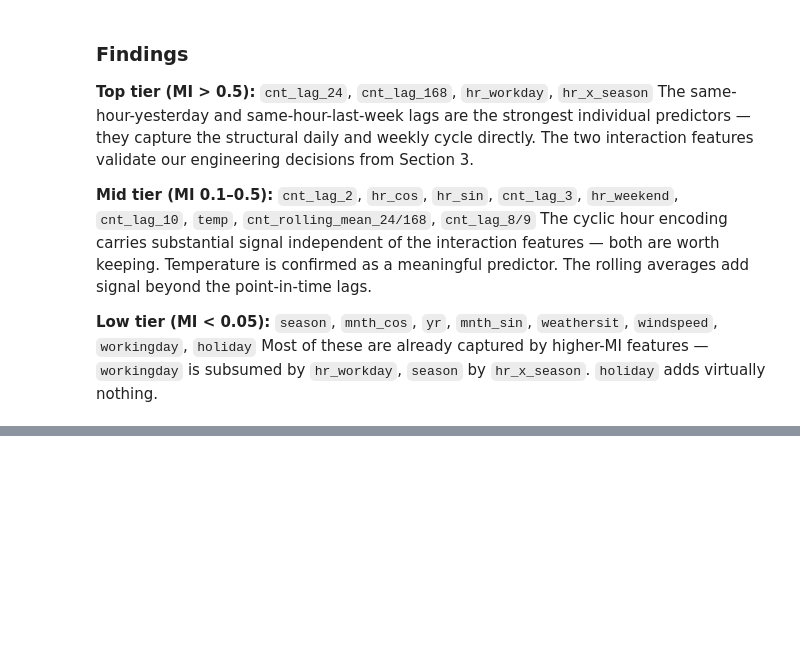
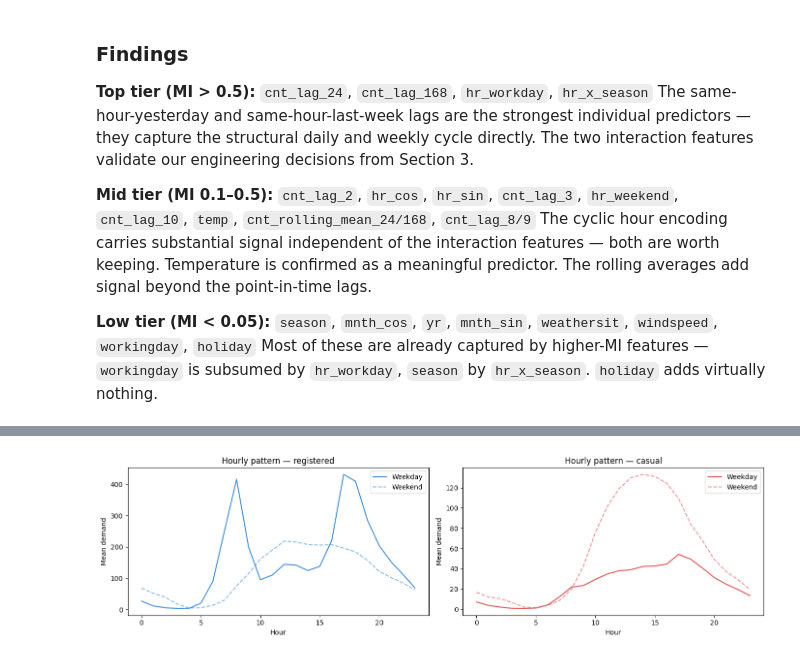
Before and after one commit to robertogarces/bike-sharing-forecast, a Jupyter notebook: notebooks/02_feature_engineering_and_baseline.ipynb, the cells around one changed output, grey strips where cells are left out. Cells and saved outputs as stored; diff of their text form; code cells hidden in the pictures; blank space fills up the shorter version.

```diff
--- a/notebooks/02_feature_engineering_and_baseline.ipynb
+++ b/notebooks/02_feature_engineering_and_baseline.ipynb
@@ -456,0 +462,14 @@ A natural question when forecasting a time series is: why use a regression model
+# %%
+min_date = df["dteday"].min()
+
+train["days_since_start"] = (train["dteday"] - min_date).dt.days
+val["days_since_start"]   = (val["dteday"]   - min_date).dt.days
+
+mi_days = mutual_info_regression(
+    train[["days_since_start"]].fillna(0),
+    train["log_cnt"],
+    random_state=42
+)[0]
+
+print(f"MI score — days_since_start: {mi_days:.4f}")
+print(f"MI score — yr:               {mi_df[mi_df['feature'] == 'yr']['mi_score'].values[0]:.4f}")
@@ -456,0 +485,13 @@ A natural question when forecasting a time series is: why use a regression model
+# %%
+# temp and hum are normalised (0-1); temp normalised against 41°C max
+train["apparent_temp"] = train["temp"] - 0.55 * (1 - train["hum"]) * (train["temp"] - 14.5 / 41)
+val["apparent_temp"]   = val["temp"]   - 0.55 * (1 - val["hum"])   * (val["temp"]   - 14.5 / 41)
+
+mi_apparent = mutual_info_regression(
+    train[["apparent_temp"]].fillna(0),
+    train["log_cnt"],
+    random_state=42
+)[0]
+
+print(f"MI score — apparent_temp: {mi_apparent:.4f}")
+print(f"MI score — temp:          {mi_df[mi_df['feature'] == 'temp']['mi_score'].values[0]:.4f}")
@@ -456,0 +543,17 @@ A natural question when forecasting a time series is: why use a regression model
+# %%
+fig, axes = plt.subplots(1, 2, figsize=(14, 4))
+
+for ax, col, color in zip(axes, ["registered", "casual"], ["#378ADD", "#E24B4A"]):
+    weekday = train[train["workingday"] == 1].groupby("hr")[col].mean()
+    weekend = train[train["workingday"] == 0].groupby("hr")[col].mean()
+    ax.plot(weekday.index, weekday.values, label="Weekday", color=color)
+    ax.plot(weekend.index, weekend.values, label="Weekend", color=color, linestyle="--", alpha=0.6)
+    ax.set_title(f"Hourly pattern — {col}")
+    ax.set_xlabel("Hour")
+    ax.set_ylabel("Mean demand")
+    ax.legend()
+
+plt.tight_layout()
+plt.show()
+# %% [output]
+[figure, added]
```
Also changed, not shown: parts of 21 cells of this notebook.
